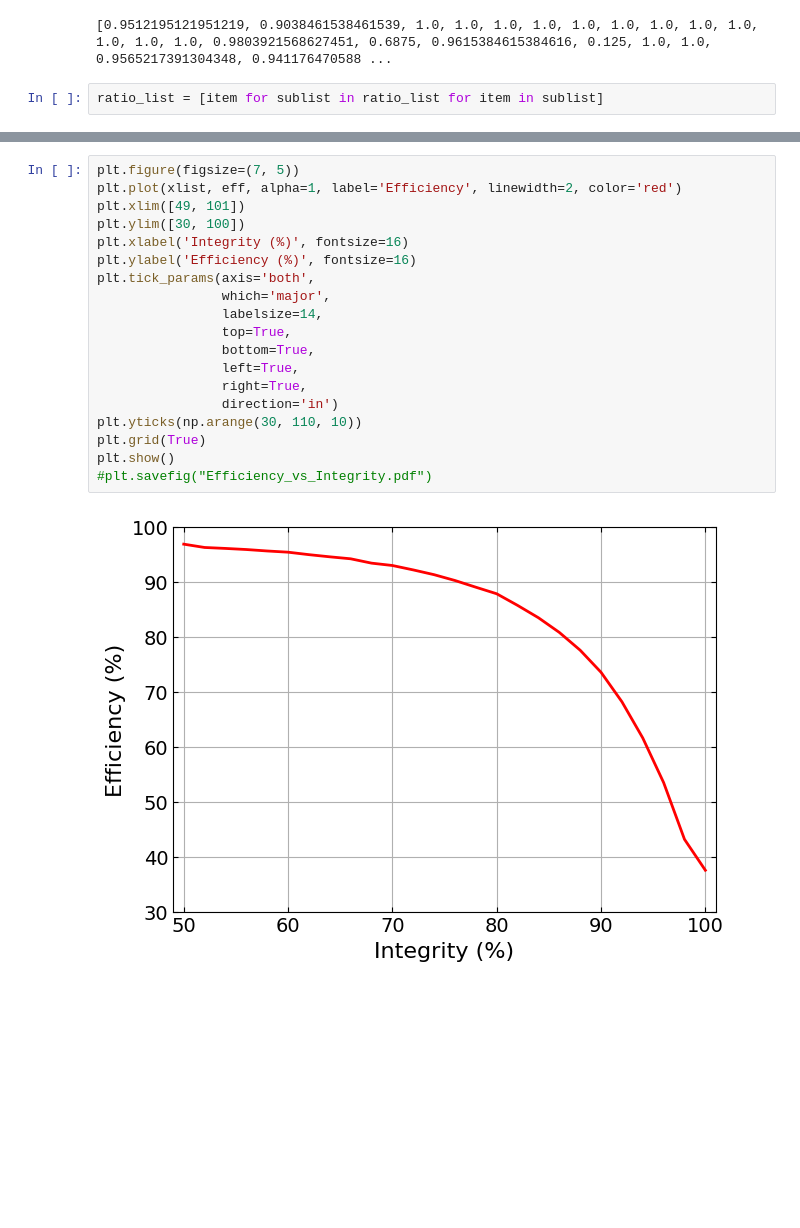
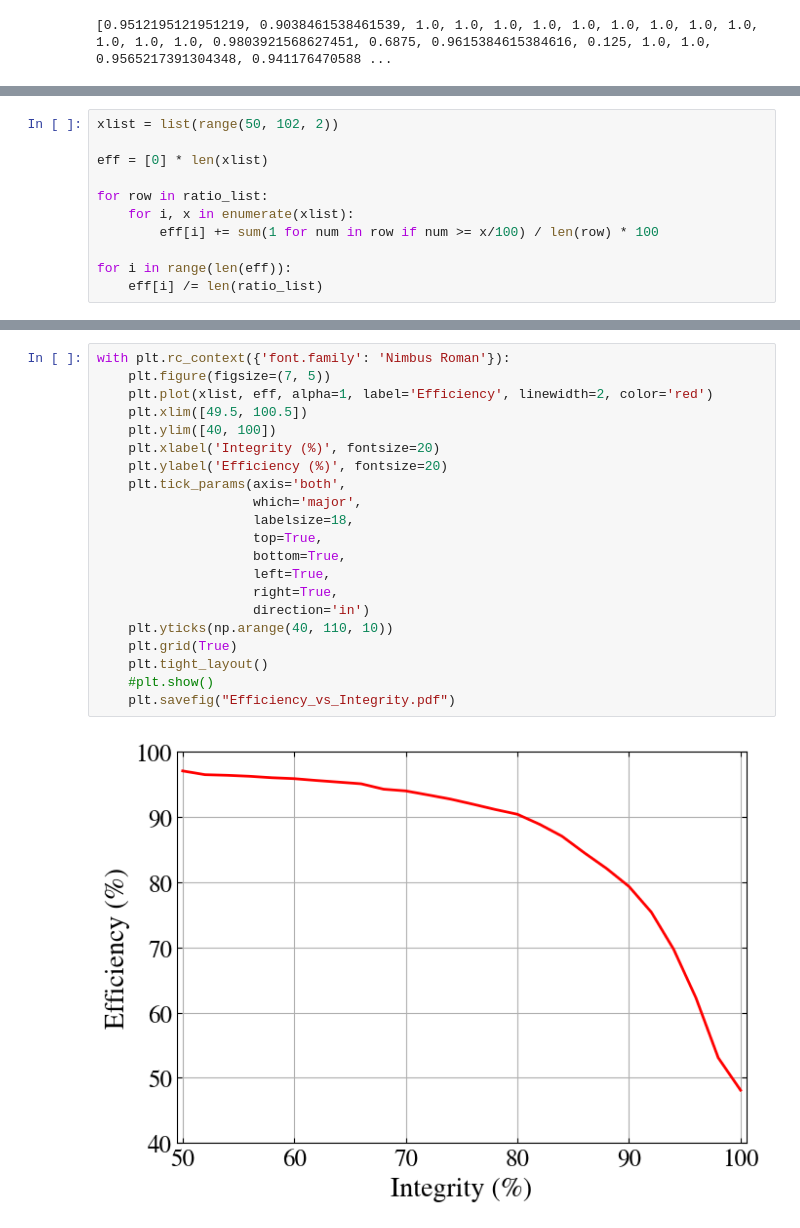
Before and after one commit to YauheniTalochkaN/GNN_tracking_model, a Jupyter notebook: efficiency.ipynb, the cells around one changed output, grey strips where cells are left out. Cells and saved outputs as stored; diff of their text form; blank space fills up the shorter version.

Commit message:
plots

```diff
--- a/efficiency.ipynb
+++ b/efficiency.ipynb
@@ -84,5 +84,3 @@ Processing: ./MPD_dataset/MPD_events/event_999_ & ./answers/answer_199.csv
 print(ratio_list[1])
 # %% [output]
 [0.9512195121951219, 0.9038461538461539, 1.0, 1.0, 1.0, 1.0, 1.0, 1.0, 1.0, 1.0, 1.0, 1.0, 1.0, 1.0, 0.9803921568627451, 0.6875, 0.9615384615384616, 0.125, 1.0, 1.0, 0.9565217391304348, 0.941176470588 ...
-# %%
-ratio_list = [item for sublist in ratio_list for item in sublist]
@@ -95,3 +87,14 @@ eff = [sum(1 for num in ratio_list if num >= x/100) / rlen * 100 for x in xlist]
+# %%
+xlist = list(range(50, 102, 2))
+
+eff = [0] * len(xlist)
+
+for row in ratio_list:
+    for i, x in enumerate(xlist):
+        eff[i] += sum(1 for num in row if num >= x/100) / len(row) * 100
+
+for i in range(len(eff)):
+    eff[i] /= len(ratio_list)
 # %%
 eff
 # %% [output]
@@ -115,21 +118,23 @@ eff
 # %%
-plt.figure(figsize=(7, 5))
-plt.plot(xlist, eff, alpha=1, label='Efficiency', linewidth=2, color='red')
-plt.xlim([49, 101])
-plt.ylim([30, 100])
-plt.xlabel('Integrity (%)', fontsize=16)
-plt.ylabel('Efficiency (%)', fontsize=16)
-plt.tick_params(axis='both',
-                which='major',
-                labelsize=14,
-                top=True,
-                bottom=True,
-                left=True,
-                right=True,
-                direction='in')
-plt.yticks(np.arange(30, 110, 10))
-plt.grid(True)
-plt.show()
-#plt.savefig("Efficiency_vs_Integrity.pdf")
+with plt.rc_context({'font.family': 'Nimbus Roman'}):
+    plt.figure(figsize=(7, 5))
+    plt.plot(xlist, eff, alpha=1, label='Efficiency', linewidth=2, color='red')
+    plt.xlim([49.5, 100.5])
+    plt.ylim([40, 100])
+    plt.xlabel('Integrity (%)', fontsize=20)
+    plt.ylabel('Efficiency (%)', fontsize=20)
+    plt.tick_params(axis='both',
+                    which='major',
+                    labelsize=18,
+                    top=True,
+                    bottom=True,
+                    left=True,
+                    right=True,
+                    direction='in')
+    plt.yticks(np.arange(40, 110, 10))
+    plt.grid(True)
+    plt.tight_layout()
+    #plt.show()
+    plt.savefig("Efficiency_vs_Integrity.pdf")
 # %% [output]
-[figure, old version]
+[figure, new version]
```
Also changed, not shown: parts of 2 cells of this notebook, 1 other file.
